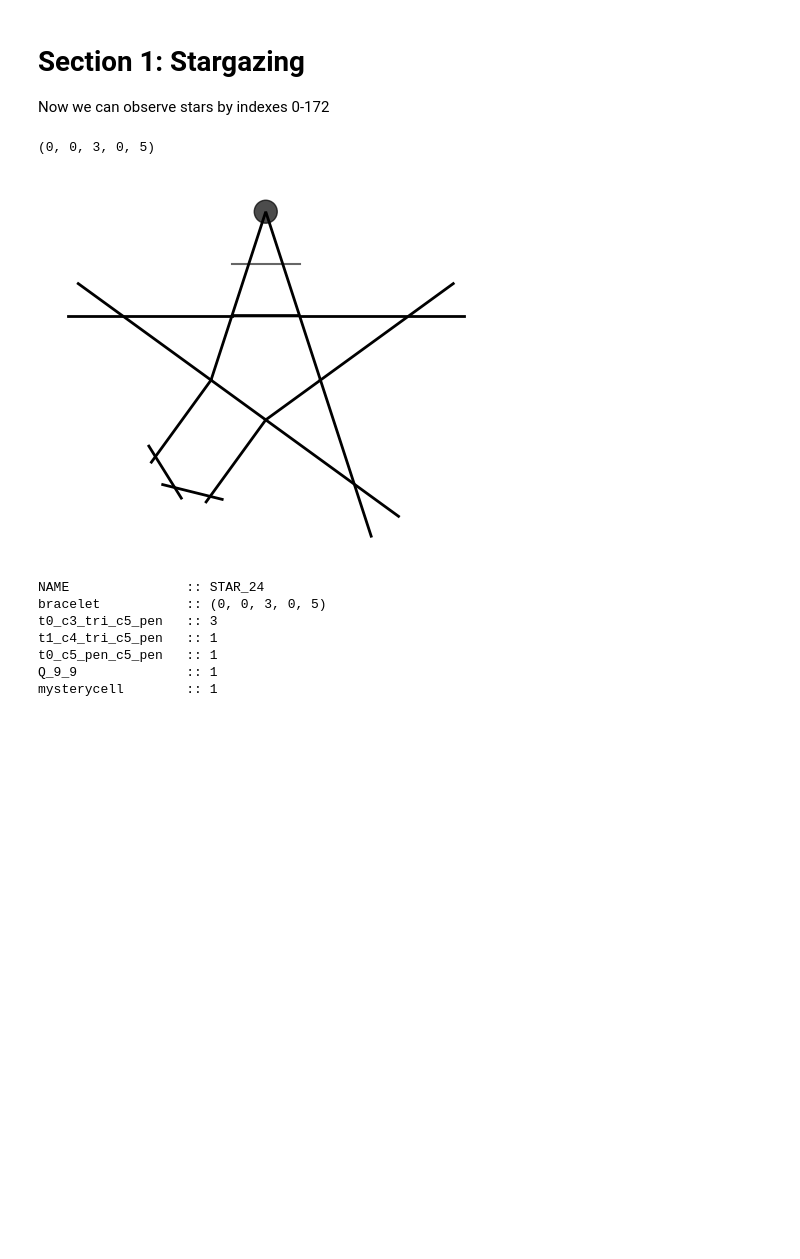
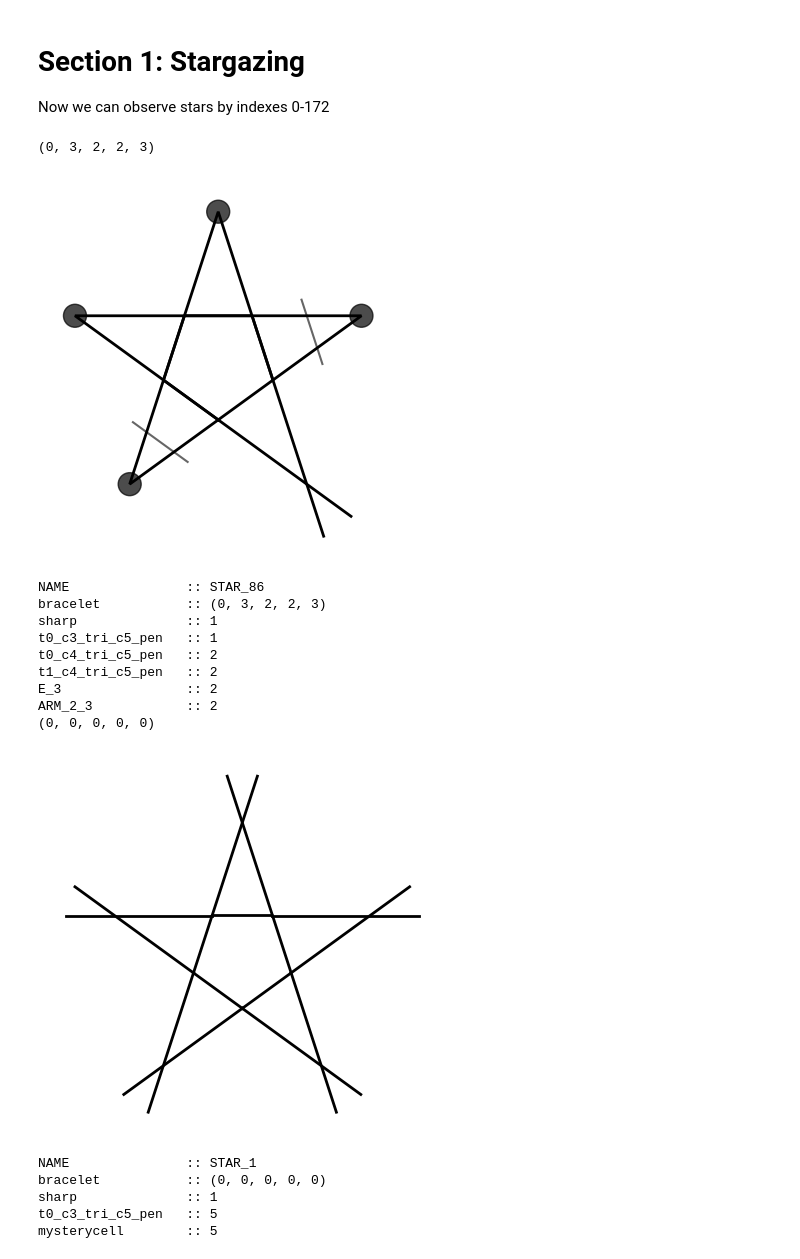
Before and after one commit to hajduzs/fourplane_drawings, a Jupyter notebook: verification/stargazer.ipynb, the cells around one changed output. Saved outputs shown, nothing was run; the diff lists cells and outputs as text; code cells hidden in the pictures; blank space fills up the shorter version.

```diff
--- a/verification/stargazer.ipynb
+++ b/verification/stargazer.ipynb
@@ -271,14 +271,23 @@ def inspect(nr):
 
 Now we can observe stars by indexes 0-172
 # %%
-inspect(24)
+inspect(86)
+inspect(1)
 # %% [output]
-(0, 0, 3, 0, 5)
+(0, 3, 2, 2, 3)
-[figure, old version]
+[figure, new version]
-NAME               :: STAR_24
-bracelet           :: (0, 0, 3, 0, 5)
-t0_c3_tri_c5_pen   :: 3
-t1_c4_tri_c5_pen   :: 1
-t0_c5_pen_c5_pen   :: 1
-Q_9_9              :: 1
-mysterycell        :: 1
+NAME               :: STAR_86
+bracelet           :: (0, 3, 2, 2, 3)
+sharp              :: 1
+t0_c3_tri_c5_pen   :: 1
+t0_c4_tri_c5_pen   :: 2
+t1_c4_tri_c5_pen   :: 2
+E_3                :: 2
+ARM_2_3            :: 2
+(0, 0, 0, 0, 0)
+[figure, added]
+NAME               :: STAR_1
+bracelet           :: (0, 0, 0, 0, 0)
+sharp              :: 1
+t0_c3_tri_c5_pen   :: 5
+mysterycell        :: 5
```
Also changed, not shown: 27 other files.
